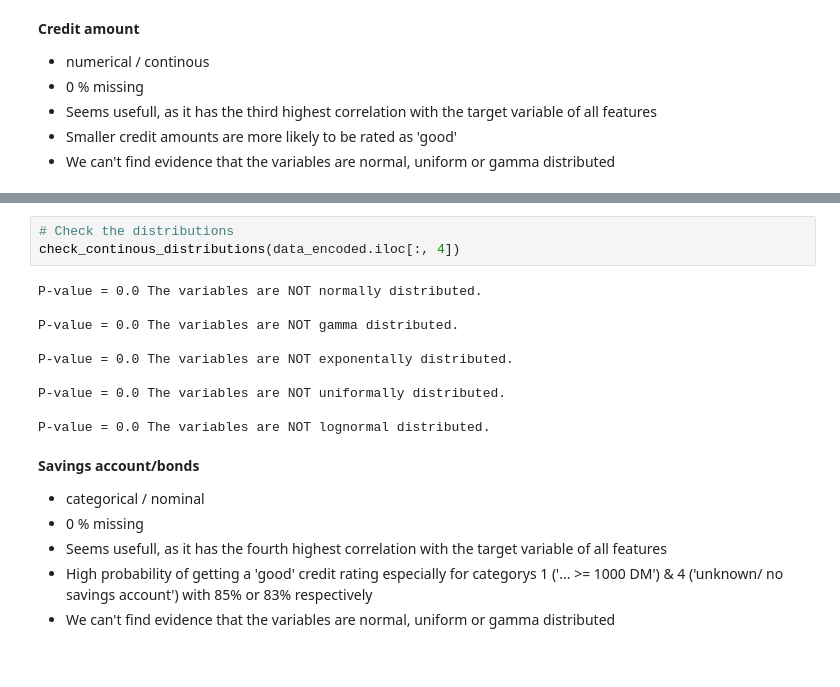
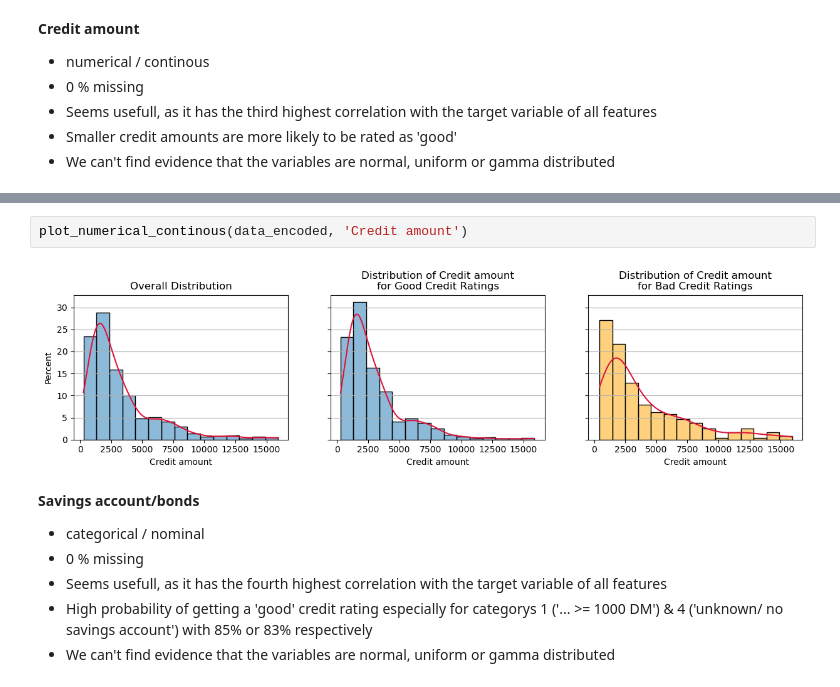
Before and after one commit to dennismgoetz/HoML-Credit-Data, a Jupyter notebook: Data_Understanding.ipynb, the cells around one changed output, grey strips where cells are left out. Saved outputs shown, nothing was run; the diff lists cells and outputs as text.

```diff
--- a/Data_Understanding.ipynb
+++ b/Data_Understanding.ipynb
@@ -890,16 +703,7 @@ plt.show()
-# %%
-# Check the distributions
-check_continous_distributions(data_encoded.iloc[:, 4])
-# %% [output]
-P-value = 0.0 The variables are NOT normally distributed.
-
-P-value = 0.0 The variables are NOT gamma distributed.
-
-P-value = 0.0 The variables are NOT exponentally distributed.
-
-P-value = 0.0 The variables are NOT uniformally distributed.
-
-P-value = 0.0 The variables are NOT lognormal distributed.
+# %%
+plot_numerical_continous(data_encoded, 'Credit amount')
+# %% [output]
+[figure, added]
 # %% [markdown]
 **Savings account/bonds**<br>
 * categorical / nominal <br>
```
Also changed, not shown: parts of 33 cells of this notebook, 1 other file.
